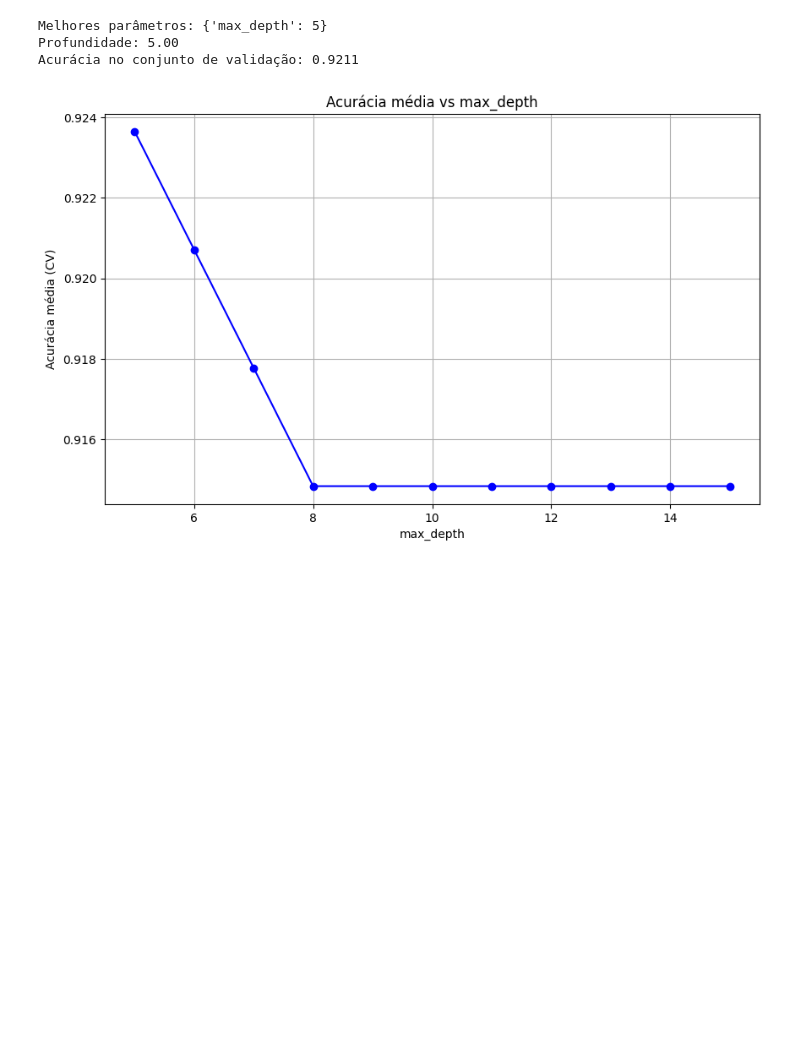
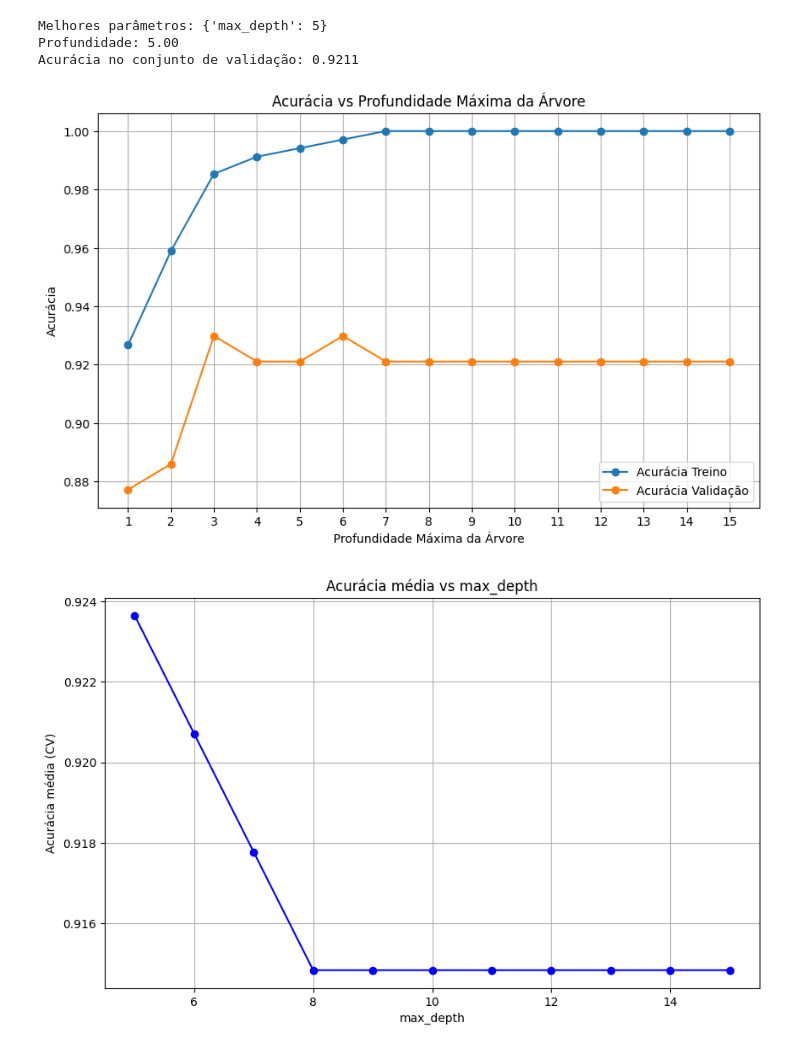
Before and after one commit to dfantonio/UFRGS-ELE401, a Jupyter notebook: projeto1-wine_dataset/modelagem.ipynb, the cells around one changed output. Cells and saved outputs as stored; diff of their text form; code cells hidden in the pictures; blank space fills up the shorter version.

```diff
--- a/projeto1-wine_dataset/modelagem.ipynb
+++ b/projeto1-wine_dataset/modelagem.ipynb
@@ -254,6 +197,28 @@ print(f"Acurácia no conjunto de validação: {pruned_val_acc:.4f}")
 Melhores parâmetros: {'max_depth': 5}
 Profundidade: 5.00
 Acurácia no conjunto de validação: 0.9211
+# %%
+# Gera um gráfico variando a profundade máxima da árvore
+depths = np.arange(1, 16)
+train_scores = []
+val_scores = []
+for depth in depths:
+    model = DecisionTreeClassifier(max_depth=depth, random_state=RANDOM_STATE)
+    model.fit(X_train, y_train)
+    train_scores.append(model.score(X_train, y_train))
+    val_scores.append(model.score(X_val, y_val))
+plt.figure(figsize=(10, 6))
+plt.plot(depths, train_scores, label='Acurácia Treino', marker='o')
+plt.plot(depths, val_scores, label='Acurácia Validação', marker='o')
+plt.title('Acurácia vs Profundidade Máxima da Árvore')
+plt.xlabel('Profundidade Máxima da Árvore')
+plt.ylabel('Acurácia')
+plt.xticks(depths)
+plt.legend()
+plt.grid()
+plt.show()
+# %% [output]
+[figure, added]
 # %%
 # Gráfico da taxa de acerto em função da profundidade máxima
 results = pd.DataFrame(dt_grid_search.cv_results_)
```
Also changed, not shown: parts of 10 cells of this notebook, 3 other files.
